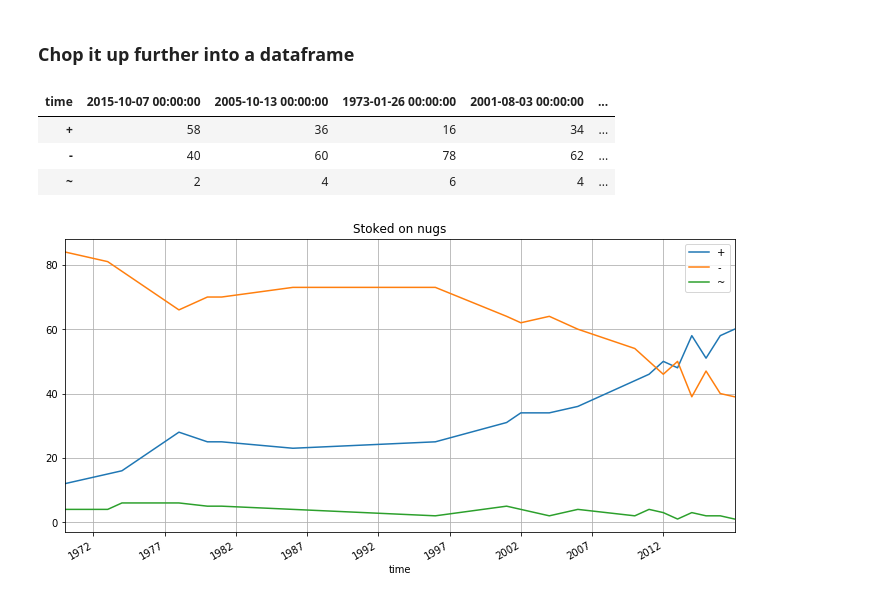
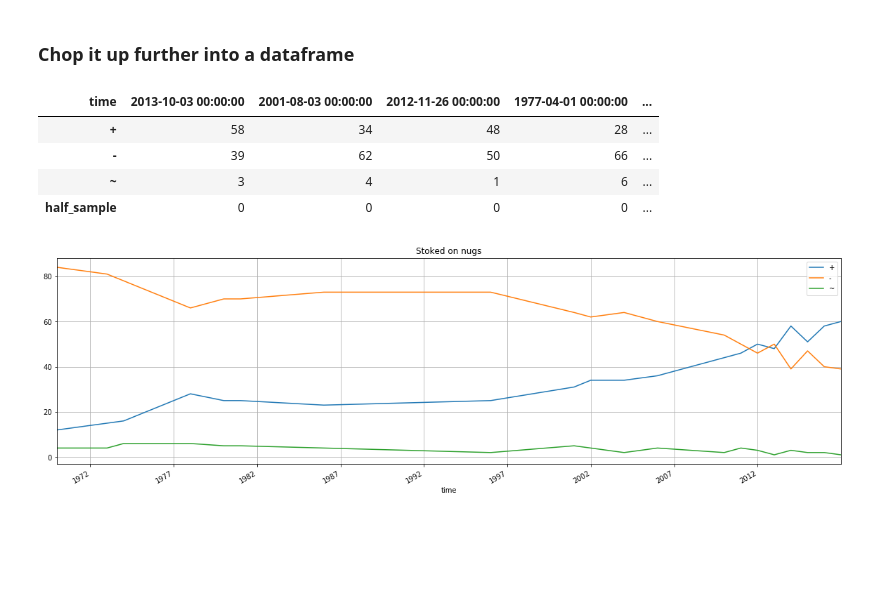
Before and after one commit to tonyfast/wip, a Jupyter notebook: wip/weed.ipynb, the cells around one changed output. Cells and saved outputs as stored; diff of their text form; code cells hidden in the pictures; blank space fills up the shorter version.

```diff
--- a/wip/weed.ipynb
+++ b/wip/weed.ipynb
@@ -27,18 +27,21 @@ df = the[the.enumerate().groupby(
     the.first()[lambda x: x//(1+(len(blob.splitlines())//4))]
 )].valmap(a.pluck(1).list())[dict.values].list()[Series](blob.splitlines()).apply(Series).T
 df = df[df.astype(bool).all(axis=1)]
-df[0] = df[0].str.rstrip(' ^ ').str.split('-', 1).apply(the.first()).pipe(to_datetime, format="%Y %b %d")
-df, df.columns = df.set_index(0).astype(int), list('+-~')
-df.index.rename('time', inplace=True)
+df.columns = 'time', *list('+-~')
+
+df['half_sample'] = df['time'].apply(a.contains('^'))
+df['time'] = df['time'].str.rstrip(' ^ ').str.split('-', 1).apply(the.first()).pipe(to_datetime, format="%Y %b %d")
+df = df.set_index('time').astype(int)
 df.sample(10).T
 # %% [output]
-| time | 2015-10-07 00:00:00 | 2005-10-13 00:00:00 | 1973-01-26 00:00:00 | 2001-08-03 00:00:00 | ... |
-| + | 58 | 36 | 16 | 34 | ... |
-| - | 40 | 60 | 78 | 62 | ... |
-| ~ | 2 | 4 | 6 | 4 | ... |
+| time | 2013-10-03 00:00:00 | 2001-08-03 00:00:00 | 2012-11-26 00:00:00 | 1977-04-01 00:00:00 | ... |
+| + | 58 | 34 | 48 | 28 | ... |
+| - | 39 | 62 | 50 | 66 | ... |
+| ~ | 3 | 4 | 1 | 6 | ... |
+| half_sample | 0 | 0 | 0 | 0 | ... |
 # %%
 %matplotlib inline
-df.groupby(TimeGrouper('A')).sum().pipe(lambda df: df[df.gt(0).all(axis=1)]
-                                       ).plot(title='Stoked on nugs', figsize=(12,6), grid=True);
+data = df[list('+-~')].groupby(TimeGrouper('A')).sum().pipe(lambda df: df[df.gt(0).all(axis=1)])
+data.plot(title='Stoked on nugs', figsize=(20,6), grid=True);
 # %% [output]
-[figure, old version]
+[figure, new version]
```
Also changed, not shown: parts of 3 cells of this notebook.
